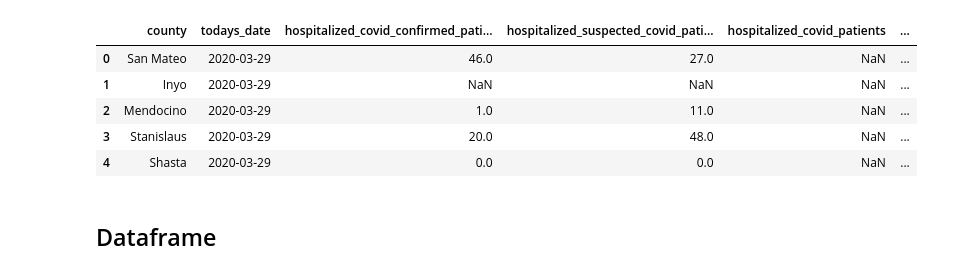
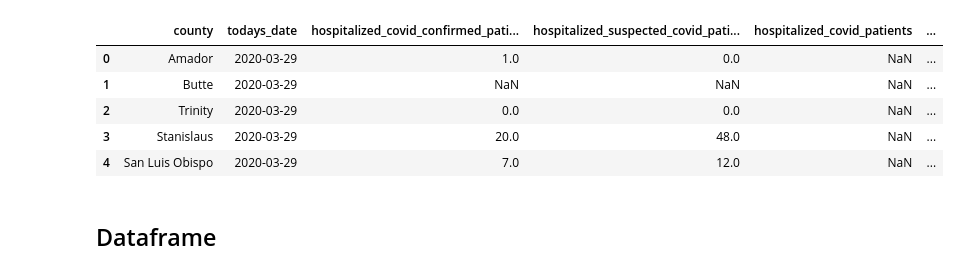
Before and after one commit to whehdwns/Covid19_California_Cases_Statistics, a Jupyter notebook: Python/ Covid19_Impact_on_Hospitals_visualization.ipynb, the cells around one changed output. Saved outputs shown, nothing was run; the diff lists cells and outputs as text; code cells hidden in the pictures.

```diff
--- a/Python/ Covid19_Impact_on_Hospitals_visualization.ipynb
+++ b/Python/ Covid19_Impact_on_Hospitals_visualization.ipynb
@@ -9,16 +9,16 @@ import math
 from datetime import datetime, timedelta
 warnings.filterwarnings('ignore')
 # %%
-covid_hospital_dataset_original = pd.read_csv('dataset/covid19hospitalbycounty_012122.csv')
+covid_hospital_dataset_original = pd.read_csv('dataset/covid19hospitalbycounty_012322.csv')
 covid_hospital_dataset = covid_hospital_dataset_original.copy()
 covid_hospital_dataset.head()
 # %% [output]
 |  | county | todays_date | hospitalized_covid_confirmed_pati... | hospitalized_suspected_covid_pati... | hospitalized_covid_patients | ... |
-| 0 | San Mateo | 2020-03-29 | 46.0 | 27.0 | NaN | ... |
-| 1 | Inyo | 2020-03-29 | NaN | NaN | NaN | ... |
-| 2 | Mendocino | 2020-03-29 | 1.0 | 11.0 | NaN | ... |
+| 0 | Amador | 2020-03-29 | 1.0 | 0.0 | NaN | ... |
+| 1 | Butte | 2020-03-29 | NaN | NaN | NaN | ... |
+| 2 | Trinity | 2020-03-29 | 0.0 | 0.0 | NaN | ... |
 | 3 | Stanislaus | 2020-03-29 | 20.0 | 48.0 | NaN | ... |
-| 4 | Shasta | 2020-03-29 | 0.0 | 0.0 | NaN | ... |
+| 4 | San Luis Obispo | 2020-03-29 | 7.0 | 12.0 | NaN | ... |
 # %%
 covid_hospital_dataset['todays_date'] = pd.to_datetime(covid_hospital_dataset['todays_date'], format = '%Y-%m-%d')
 # %% [markdown]
```
Also changed, not shown: parts of 1 cell of this notebook.
